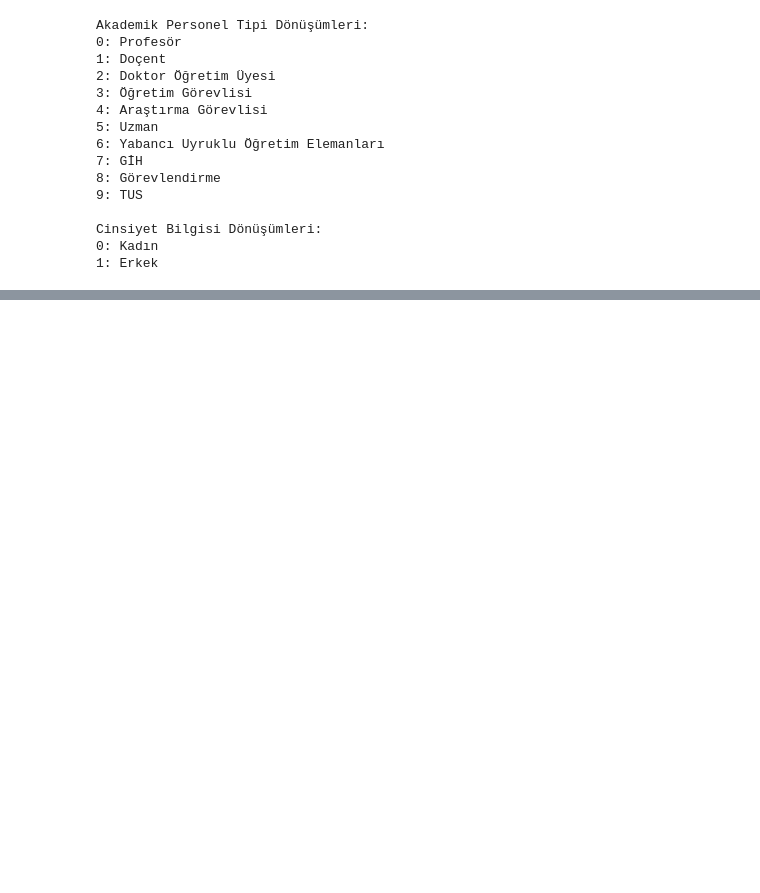
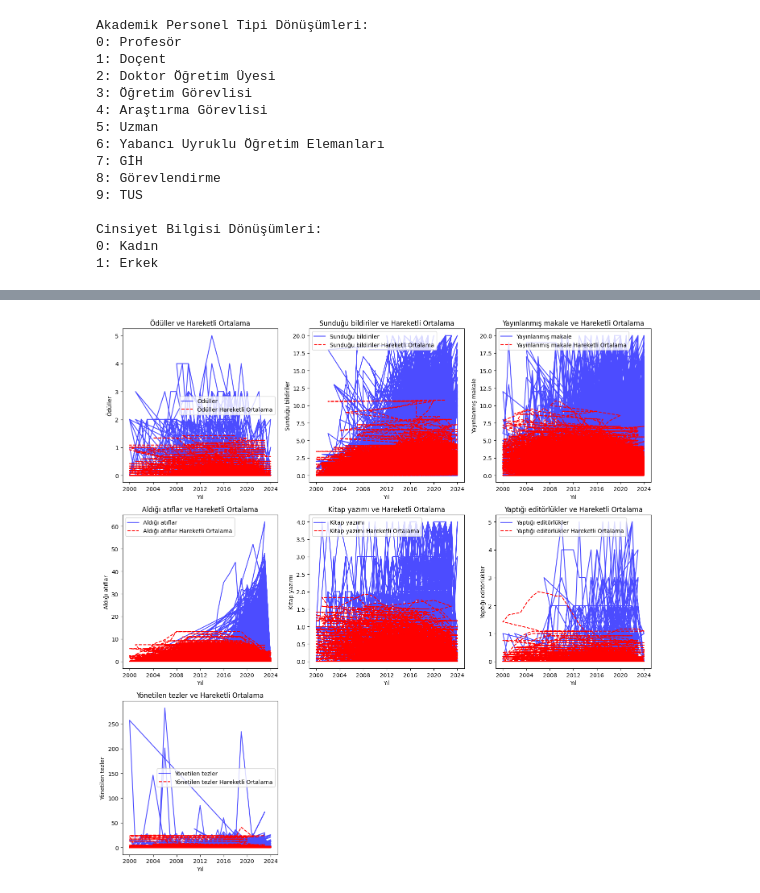
Before and after one commit to elifftop/Proje2, a Jupyter notebook: deneme.ipynb, the cells around one changed output, grey strips where cells are left out. Drawn from its saved outputs; the diff is of its cells as text; code cells hidden in the pictures; blank space fills up the shorter version.

```diff
--- a/deneme.ipynb
+++ b/deneme.ipynb
@@ -1641,0 +1673,25 @@ plt.show()
+# %%
+# Hareketli Ortalama hesaplama (örneğin, 12 aylık hareketli ortalama)
+metrics = ['Ödüller', 'Sunduğu bildiriler', 'Yayınlanmış makale', 'Aldığı atıflar', 'Kitap yazımı', 'Yaptığı editörlükler', 'Yönetilen tezler']
+
+for metric in metrics:
+    df_year[f'{metric} Hareketli Ortalama'] = df_year[metric].rolling(window=12).mean()
+# %%
+import matplotlib.pyplot as plt
+
+plt.figure(figsize=(14, 14))
+
+# Grafiklerin oluşturulması
+for i, metric in enumerate(metrics, 1):
+    plt.subplot(3, 3, i)
+    plt.plot(df_year.index, df_year[metric], label=f'{metric}', color='blue', alpha=0.7)
+    plt.plot(df_year.index, df_year[f'{metric} Hareketli Ortalama'], label=f'{metric} Hareketli Ortalama', color='red', linestyle='--')
+    plt.title(f'{metric} ve Hareketli Ortalama')
+    plt.xlabel('Yıl')
+    plt.ylabel(metric)
+    plt.legend()
+
+plt.tight_layout()
+plt.show()
+# %% [output]
+[figure, added]
```
Also changed, not shown: parts of 10 cells of this notebook.
